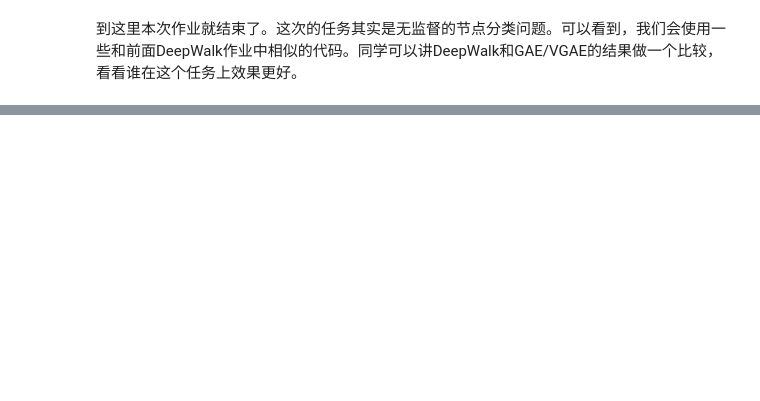
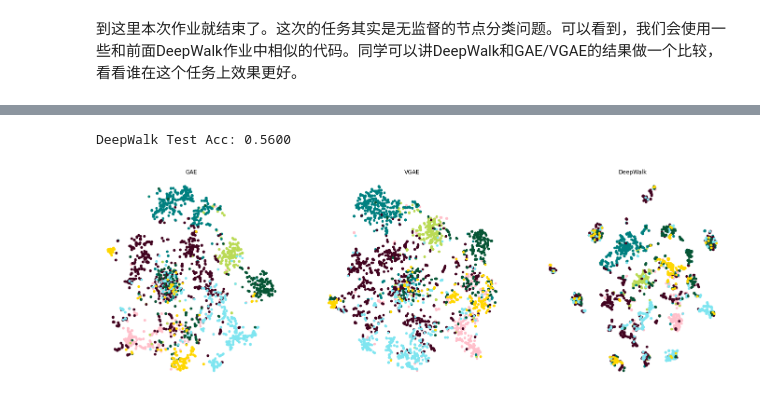
Before and after one commit to peng00bo00/Deep-Learning-on-Graphs, a Jupyter notebook: assignments/chapter8/HW5.ipynb, the cells around one changed output, grey strips where cells are left out. Cells and saved outputs as stored; diff of their text form; code cells hidden in the pictures; blank space fills up the shorter version.

```diff
--- a/assignments/chapter8/HW5.ipynb
+++ b/assignments/chapter8/HW5.ipynb
@@ -131,4 +295,6 @@ GAE Test Acc: 0.7120
 # %%
-preds, test_acc = evaluate_node_classification(embedding_vgae, data.y, data.train_mask, data.test_mask)
+embedding_vgae = vgae_model.encode(train_data.x, train_data.edge_index).detach()
+
+preds, test_acc = evaluate_node_classification(embedding_vgae, train_data.y.cpu().numpy(), train_data.train_mask.cpu().numpy(), train_data.test_mask.cpu().numpy())
 print('VGAE Test Acc: %.4f' % test_acc)
 # %% [output]
@@ -136,2 +302,13 @@ VGAE Test Acc: 0.6760
 # %% [markdown]
 到这里本次作业就结束了。这次的任务其实是无监督的节点分类问题。可以看到，我们会使用一些和前面DeepWalk作业中相似的代码。同学可以讲DeepWalk和GAE/VGAE的结果做一个比较，看看谁在这个任务上效果更好。
+# %%
+## DeepWalk, copy from previous sample codes
+from torch_geometric.nn import Node2Vec
+from tqdm.notebook import tqdm
+
+model = Node2Vec(train_data.edge_index, embedding_dim=16, walk_length=20,
+                 context_size=10, walks_per_node=10,
+                 num_negative_samples=1, p=1, q=1, sparse=True).to(device)
+
+loader = model.loader(batch_size=128, shuffle=True, num_workers=2)
+optimizer = torch.optim.SparseAdam(list(model.parameters()), lr=0.01)
@@ -137,0 +352,46 @@ VGAE Test Acc: 0.6760
+# %%
+embedding_deepwalk = model().detach()
+
+preds, test_acc = evaluate_node_classification(embedding_deepwalk, train_data.y.cpu().numpy(), train_data.train_mask.cpu().numpy(), train_data.test_mask.cpu().numpy())
+print('DeepWalk Test Acc: %.4f' % test_acc)
+# %% [output]
+DeepWalk Test Acc: 0.5600
+# %%
+from bhtsne import tsne
+import matplotlib.pyplot as plt
+
+colors = [
+    '#ffc0cb', '#bada55', '#008080', '#420420', '#7fe5f0', '#065535',
+    '#ffd700'
+]
+
+y = train_data.y.cpu().numpy()
+
+plt.figure(figsize=(8*3, 8))
+
+## GAE
+z = tsne(embedding_gae.cpu().numpy().astype('float64'))
+plt.subplot(1,3,1)
+for i in range(dataset.num_classes):
+    plt.scatter(z[y == i, 0], z[y == i, 1], s=20, color=colors[i])
+plt.axis('off')
+plt.title("GAE")
+
+## VGAE
+z = tsne(embedding_vgae.cpu().numpy().astype('float64'))
+plt.subplot(1,3,2)
+for i in range(dataset.num_classes):
+    plt.scatter(z[y == i, 0], z[y == i, 1], s=20, color=colors[i])
+plt.axis('off')
+plt.title("VGAE")
+
+## DeepWalk
+z = tsne(embedding_deepwalk.cpu().numpy().astype('float64'))
+plt.subplot(1,3,3)
+for i in range(dataset.num_classes):
+    plt.scatter(z[y == i, 0], z[y == i, 1], s=20, color=colors[i])
+plt.axis('off')
+plt.title("DeepWalk")
+plt.show()
+# %% [output]
+[figure, added]
```
Also changed, not shown: parts of 19 cells of this notebook, 2 other files.
